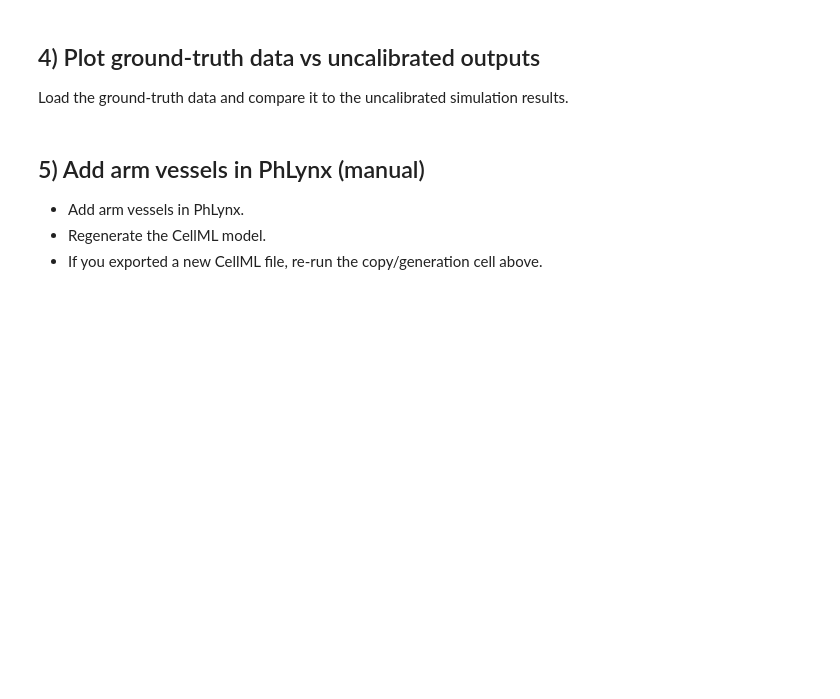
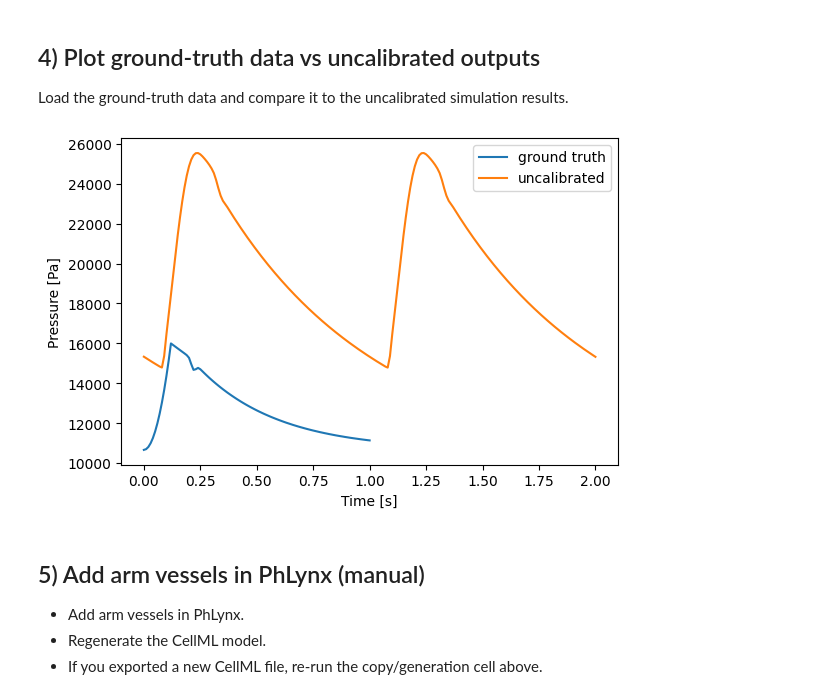
Before and after one commit to FinbarArgus/circulatory_autogen, a Jupyter notebook: tutorial/interactive/generation_and_calibration.ipynb, the cells around one changed output. Cells and saved outputs as stored; diff of their text form; code cells hidden in the pictures; blank space fills up the shorter version.

```diff
--- a/tutorial/interactive/generation_and_calibration.ipynb
+++ b/tutorial/interactive/generation_and_calibration.ipynb
@@ -63,6 +63,7 @@ if str(src_path) not in sys.path:
 resources_dir = project_root / "resources" # TODO: change to the downloads dir if using Phlynx output directly
 generated_models_dir = project_root / "generated_models"
 param_id_output_dir = project_root / "param_id_output"
+this_dir = project_root / "tutorial" / "interactive"
 downloads_dir = Path.home() / "Downloads"
 
 print("Paths done")
@@ -187,23 +188,29 @@ Load the ground-truth data and compare it to the uncalibrated simulation results
 # %%
 # TODO: update with your ground-truth data file
 # Example assumes a CSV with a time column and measurement columns
 
-ground_truth_csv = resources_dir / f"{file_prefix}_ground_truth.csv"
-if ground_truth_csv.exists():
-    gt = pd.read_csv(ground_truth_csv)
-    time_col = "time"  # TODO: set correct column name
-    gt_var = "aortic_root/u"  # TODO: set correct variable column
+ground_truth_file = this_dir / "aorta_pressure_temp.txt"
+if ground_truth_file.exists():
+    gt = pd.read_csv(ground_truth_file, sep="\t")
+
+    time_col = "time_s"
+    var_col = "pressure_mmHg"
+
+    time_gt = gt[time_col].to_numpy()
+    pressure_pa = gt[var_col].to_numpy() * 133.322  # mmHg -> Pa
 
     plt.figure(figsize=(6, 4))
-    plt.plot(gt[time_col], gt[gt_var], label="ground truth")
+    plt.plot(time_gt, pressure_pa, label="ground truth")
     plt.plot(t, y[2], label="uncalibrated")
     plt.xlabel("Time [s]")
-    plt.ylabel(gt_var)
+    plt.ylabel("Pressure [Pa]")
     plt.legend()
     plt.tight_layout()
     plt.show()
 else:
-    print(f"Ground-truth file not found: {ground_truth_csv}")
+    print(f"Ground-truth file not found: {ground_truth_file}")
+# %% [output]
+[figure, added]
 # %% [markdown]
 ## 5) Add arm vessels in PhLynx (manual)
 
```
Also changed, not shown: parts of 12 cells of this notebook, 9 other files.
